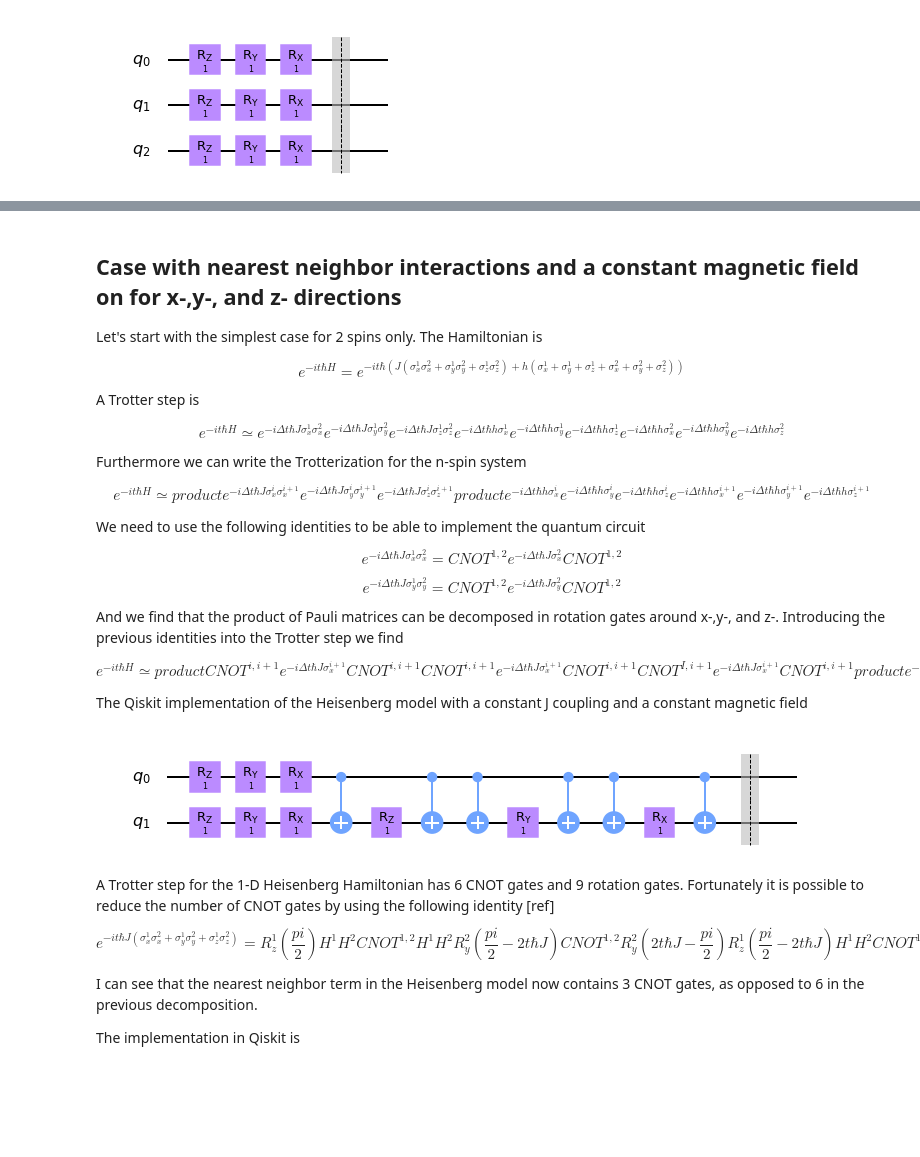
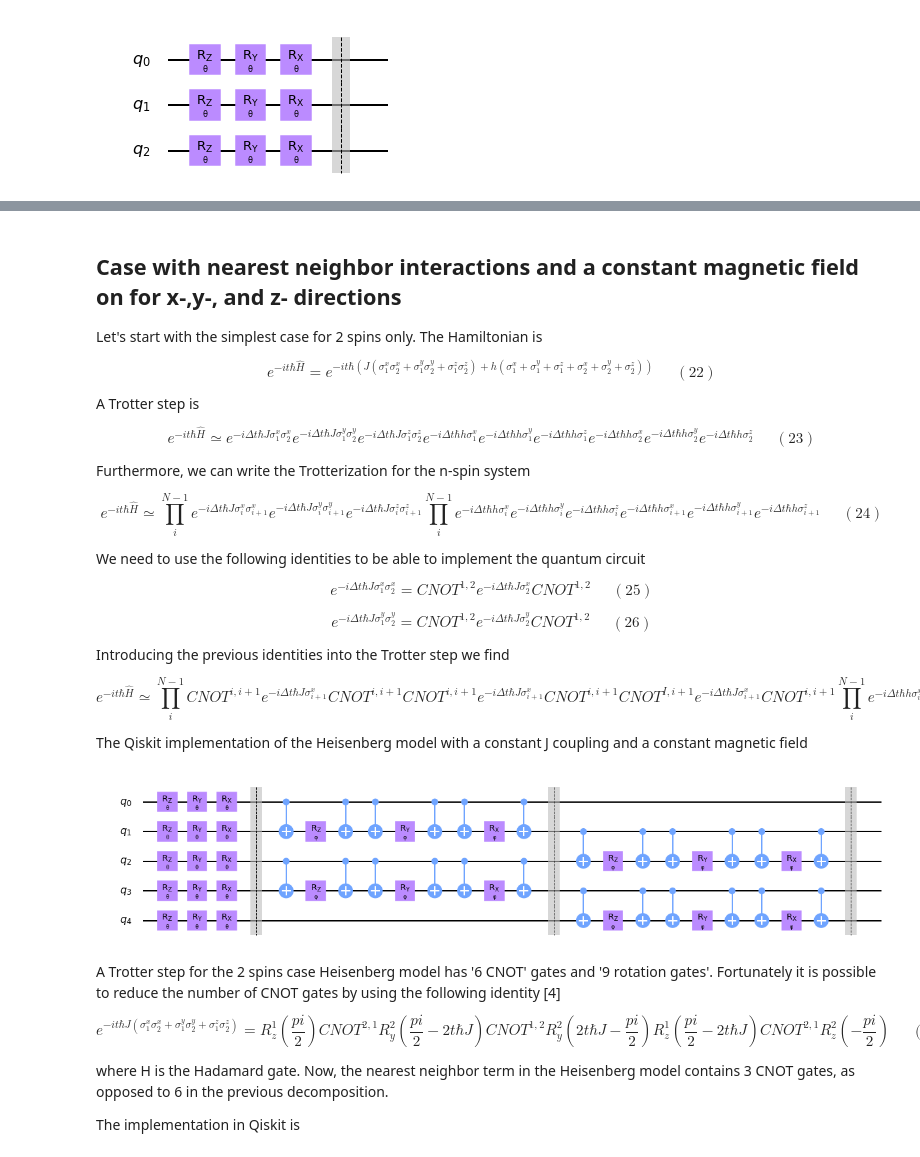
Before and after one commit to kvillegas33/Heisenberg_model-Qiskit, a Jupyter notebook: Heisenberg_model.ipynb, the cells around one changed output, grey strips where cells are left out. Cells and saved outputs as stored; diff of their text form; code cells hidden in the pictures; blank space fills up the shorter version.

```diff
--- a/Heisenberg_model.ipynb
+++ b/Heisenberg_model.ipynb
@@ -120,9 +119,9 @@ qc = QuantumCircuit(num_q)
 
 # Here we apply the Rz, Rx, and Ry gates to the ith-qubit
 for i in range(num_q):
-    qc.rz(1,i)
-    qc.ry(1,i)
-    qc.rx(1,i)
+    qc.rz(theta,i)
+    qc.ry(theta,i)
+    qc.rx(theta,i)
 
 qc.barrier()
 
@@ -187,26 +186,26 @@ We can notice that this specific way of implmenting the gates it is not so effic
 The Qiskit implementation is as follows
 # %%
 # define the number of qubits
-num_q = 4
+num_q = 5
 # Here create the quantum circuit with one qubit
 qc = QuantumCircuit(num_q)
 
 # Here is the loop that applies the Rz, Rx, and Ry gates to the ith-qubit
 for i in range(num_q):
-    qc.rz(1,i)
-    qc.ry(1,i)
-    qc.rx(1,i)
+    qc.rz(theta,i)
+    qc.ry(theta,i)
+    qc.rx(theta,i)
 
 for i in range(num_q-1):
     if ((i%2)==0 and (i <= (num_q)-2)):
         qc.cx(i,i+1)
-        qc.rz(1,i+1)
+        qc.rz(phi,i+1)
         qc.cx(i,i+1)
 
 for i in range(num_q-1):
     if ((i%2)==1 and (i <= (num_q)-2)):
         qc.cx(i,i+1)
-        qc.rz(1,i+1)
+        qc.rz(phi,i+1)
         qc.cx(i,i+1)
 
 qc.barrier()
@@ -220,75 +219,79 @@ qc.draw(output='mpl')
 
 Let's start with the simplest case for 2 spins only. The Hamiltonian is
 
-$$ e^{-it\hbar H} = e^{-it\hbar (J(\sigma^{1}_{x}\sigma^{2}_{x}+ \sigma^{1}_{y}\sigma^{2}_{y}+\sigma^{1}_{z}\sigma^{2}_{z})+h(\sigma^{1}_{x}+\sigma^{1}_{y}+\sigma^{1}_{z}+\sigma^{2}_{x}+\sigma^{2}_{y}+\sigma^{2}_{z}))} $$
+$$ e^{-it\hbar \hat{H}} = e^{-it\hbar (J(\sigma_{1}^{x}\sigma_{2}^{x}+ \sigma_{1}^{y}\sigma_{2}^{y}+\sigma_{1}^{z}\sigma_{2}^{z})+h(\sigma_{1}^{x}+\sigma_{1}^{y}+\sigma_{1}^{z}+\sigma_{2}^{x}+\sigma_{2}^{y}+\sigma_{2}^{z}))}\;\;\;\;\;(22)$$
 
 A Trotter step is
 
-$$ e^{-it\hbar H} \simeq e^{-i\Delta t\hbar J \sigma^{1}_{x}\sigma^{2}_{x}}e^{-i\Delta t\hbar J \sigma^{1}_{y}\sigma^{2}_{y}}e^{-i\Delta t\hbar J \sigma^{1}_{z}\sigma^{2}_{z}}e^{-i\Delta t \hbar h \sigma^{1}_{x}}e^{-i\Delta t \hbar h \sigma^{1}_{y}}e^{-i\Delta t \hbar h \sigma^{1}_{z}}e^{-i\Delta t \hbar h \sigma^{2}_{x}}e^{-i\Delta t \hbar h \sigma^{2}_{y}}e^{-i\Delta t \hbar h \sigma^{2}_{z}} $$
+$$ e^{-it\hbar \hat{H}} \simeq e^{-i\Delta t\hbar J \sigma_{1}^{x}\sigma_{2}^{x}}e^{-i\Delta t\hbar J \sigma_{1}^{y}\sigma_{2}^{y}}e^{-i\Delta t\hbar J \sigma_{1}^{z}\sigma_{2}^{z}}e^{-i\Delta t \hbar h \sigma_{1}^{x}}e^{-i\Delta t \hbar h \sigma_{1}^{y}}e^{-i\Delta t \hbar h \sigma_{1}^{z}}e^{-i\Delta t \hbar h \sigma_{2}^{x}}e^{-i\Delta t \hbar h \sigma_{2}^{y}}e^{-i\Delta t \hbar h \sigma_{2}^{z}}\;\;\;\;\;(23)$$
 
-Furthermore we can write the Trotterization for the n-spin system
+Furthermore, we can write the Trotterization for the n-spin system
 
-$$ e^{-it\hbar H} \simeq producte^{-i\Delta t\hbar J \sigma^{i}_{x}\sigma^{i+1}_{x}}e^{-i\Delta t\hbar J \sigma^{i}_{y}\sigma^{i+1}_{y}}e^{-i\Delta t\hbar J \sigma^{i}_{z}\sigma^{i+1}_{z}}producte^{-i\Delta t \hbar h \sigma^{i}_{x}}e^{-i\Delta t \hbar h \sigma^{i}_{y}}e^{-i\Delta t \hbar h \sigma^{i}_{z}}e^{-i\Delta t \hbar h \sigma^{i+1}_{x}}e^{-i\Delta t \hbar h \sigma^{i+1}_{y}}e^{-i\Delta t \hbar h \sigma^{i+1}_{z}} $$
+$$ e^{-it\hbar \hat{H}} \simeq \prod_{i}^{N-1} e^{-i\Delta t\hbar J \sigma_{i}^{x}\sigma_{i+1}^{x}}e^{-i\Delta t\hbar J \sigma_{i}^{y}\sigma_{i+1}^{y}}e^{-i\Delta t\hbar J \sigma_{i}^{z}\sigma_{i+1}^{z}} \prod_{i}^{N-1} e^{-i\Delta t \hbar h \sigma_{i}^{x}}e^{-i\Delta t \hbar h \sigma_{i}^{y}}e^{-i\Delta t \hbar h \sigma_{i}^{z}}e^{-i\Delta t \hbar h \sigma_{i+1}^{x}}e^{-i\Delta t \hbar h \sigma_{i+1}^{y}}e^{-i\Delta t \hbar h \sigma_{i+1}^{z}}\;\;\;\;\;(24)$$
 
 We need to use the following identities to be able to implement the quantum circuit
 
-$$ e^{-i\Delta t \hbar J\sigma^{1}_{x}\sigma^{2}_{x}} = CNOT^{1,2}e^{-i\Delta t \hbar J\sigma^{2}_{x}}CNOT^{1,2} $$
+$$ e^{-i\Delta t \hbar J\sigma_{1}^{x}\sigma_{2}^{x}} = CNOT^{1,2}e^{-i\Delta t \hbar J\sigma_{2}^{x}}CNOT^{1,2}\;\;\;\;\;(25)$$
 
-$$ e^{-i\Delta t \hbar J\sigma^{1}_{y}\sigma^{2}_{y}} = CNOT^{1,2}e^{-i\Delta t \hbar J\sigma^{2}_{y}}CNOT^{1,2} $$
+$$ e^{-i\Delta t \hbar J\sigma_{1}^{y}\sigma_{2}^{y}} = CNOT^{1,2}e^{-i\Delta t \hbar J\sigma_{2}^{y}}CNOT^{1,2}\;\;\;\;\;(26)$$
 
-And we find that the product of Pauli matrices can be decomposed in rotation gates around x-,y-, and z-. Introducing the previous identities into the Trotter step we find
+Introducing the previous identities into the Trotter step we find
 
-$$ e^{-it\hbar H} \simeq productCNOT^{i,i+1}e^{-i\Delta t \hbar J\sigma^{i+1}_{x}}CNOT^{i,i+1}CNOT^{i,i+1}e^{-i\Delta t \hbar J\sigma^{i+1}_{x}}CNOT^{i,i+1}CNOT^{I,i+1}e^{-i\Delta t \hbar J\sigma^{i+1}_{x}}CNOT^{i,i+1}producte^{-i\Delta t \hbar h \sigma^{i}_{x}}e^{-i\Delta t \hbar h \sigma^{i}_{y}}e^{-i\Delta t \hbar h \sigma^{i}_{z}}e^{-i\Delta t \hbar h \sigma^{i+1}_{x}}e^{-i\Delta t \hbar h \sigma^{i+1}_{y}}e^{-i\Delta t \hbar h \sigma^{i+1}_{z}} $$
+$$ e^{-it\hbar \hat{H}} \simeq \prod_{i}^{N-1}CNOT^{i,i+1}e^{-i\Delta t \hbar J\sigma_{i+1}^{x}}CNOT^{i,i+1}CNOT^{i,i+1}e^{-i\Delta t \hbar J\sigma_{i+1}^{x}}CNOT^{i,i+1}CNOT^{I,i+1}e^{-i\Delta t \hbar J\sigma_{i+1}^{x}}CNOT^{i,i+1}\prod_{i}^{N-1}e^{-i\Delta t \hbar h \sigma_{i}^{x}}e^{-i\Delta t \hbar h \sigma_{i}^{y}}e^{-i\Delta t \hbar h \sigma_{i}^{z}}e^{-i\Delta t \hbar h \sigma_{i+1}^{x}}e^{-i\Delta t \hbar h \sigma_{i+1}^{y}}e^{-i\Delta t \hbar h \sigma_{i+1}^{z}}\;\;\;\;\;(27)$$
 
 The Qiskit implementation of the Heisenberg model with a constant J coupling and a constant magnetic field
 # %%
 # define the number of qubits
-num_q = 2
+num_q = 5
 # Here create the quantum circuit with one qubit
 qc = QuantumCircuit(num_q)
 
 # Here is the loop that applies the Rz, Rx, and Ry gates to the ith-qubit
 for i in range(num_q):
-    qc.rz(1,i)
-    qc.ry(1,i)
-    qc.rx(1,i)
+    qc.rz(theta,i)
+    qc.ry(theta,i)
+    qc.rx(theta,i)
+
+qc.barrier()
 
 for i in range(num_q-1):
     if ((i%2)==0 and (i <= (num_q)-2)):
         qc.cx(i,i+1)
-        qc.rz(1,i+1)
+        qc.rz(phi,i+1)
         qc.cx(i,i+1)
         qc.cx(i,i+1)
-        qc.ry(1,i+1)
+        qc.ry(phi,i+1)
         qc.cx(i,i+1)
         qc.cx(i,i+1)
-        qc.rx(1,i+1)
+        qc.rx(phi,i+1)
         qc.cx(i,i+1)
+
+qc.barrier()
 
 for i in range(num_q-1):
     if ((i%2)==1 and (i <= (num_q)-2)):
         qc.cx(i,i+1)
-        qc.rz(1,i+1)
+        qc.rz(phi,i+1)
         qc.cx(i,i+1)
         qc.cx(i,i+1)
-        qc.ry(1,i+1)
+        qc.ry(phi,i+1)
         qc.cx(i,i+1)
         qc.cx(i,i+1)
-        qc.rx(1,i+1)
+        qc.rx(phi,i+1)
         qc.cx(i,i+1)
 
 qc.barrier()
 
 # Here we draw the quantum circuit
 qc.draw(output='mpl')
 # %% [output]
-[figure, old version]
+[figure, new version]
 # %% [markdown]
-A Trotter step for the 1-D Heisenberg Hamiltonian has 6 CNOT gates and 9 rotation gates. Fortunately it is possible to reduce the number of CNOT gates by using the following identity [ref]
+A Trotter step for the 2 spins case Heisenberg model has '6 CNOT' gates and '9 rotation gates'. Fortunately it is possible to reduce the number of CNOT gates by using the following identity [4]
 
-$$ e^{-it\hbar J(\sigma^{1}_{x}\sigma^{2}_{x}+\sigma^{1}_{y}\sigma^{2}_{y}+\sigma^{1}_{z}\sigma^{2}_{z})} = R^{1}_{z}(\frac{pi}{2})H^{1}H^{2}CNOT^{1,2}H^{1}H^{2}R^{2}_{y}(\frac{pi}{2}-2t\hbar J)CNOT^{1,2}R^{2}_{y}(2t\hbar J-\frac{pi}{2})R^{1}_{z}(\frac{pi}{2}-2t\hbar J)H^{1}H^{2}CNOT^{1,2}H^{1}H^{2}R^{2}_{z}(-\frac{pi}{2}) $$
+$$ e^{-it\hbar J(\sigma_{1}^{x}\sigma_{2}^{x}+\sigma_{1}^{y}\sigma_{2}^{y}+\sigma_{1}^{z}\sigma_{2}^{z})} = R^{1}_{z}(\frac{pi}{2})CNOT^{2,1}R^{2}_{y}(\frac{pi}{2}-2t\hbar J)CNOT^{1,2}R^{2}_{y}(2t\hbar J-\frac{pi}{2})R^{1}_{z}(\frac{pi}{2}-2t\hbar J)CNOT^{2,1}R^{2}_{z}(-\frac{pi}{2})\;\;\;\;\;(28)$$
 
-I can see that the nearest neighbor term in the Heisenberg model now contains 3 CNOT gates, as opposed to 6 in the previous decomposition.
+where H is the Hadamard gate. Now, the nearest neighbor term in the Heisenberg model contains 3 CNOT gates, as opposed to 6 in the previous decomposition.
 
 The implementation in Qiskit is
 # %%
```
Also changed, not shown: parts of 10 cells of this notebook.
